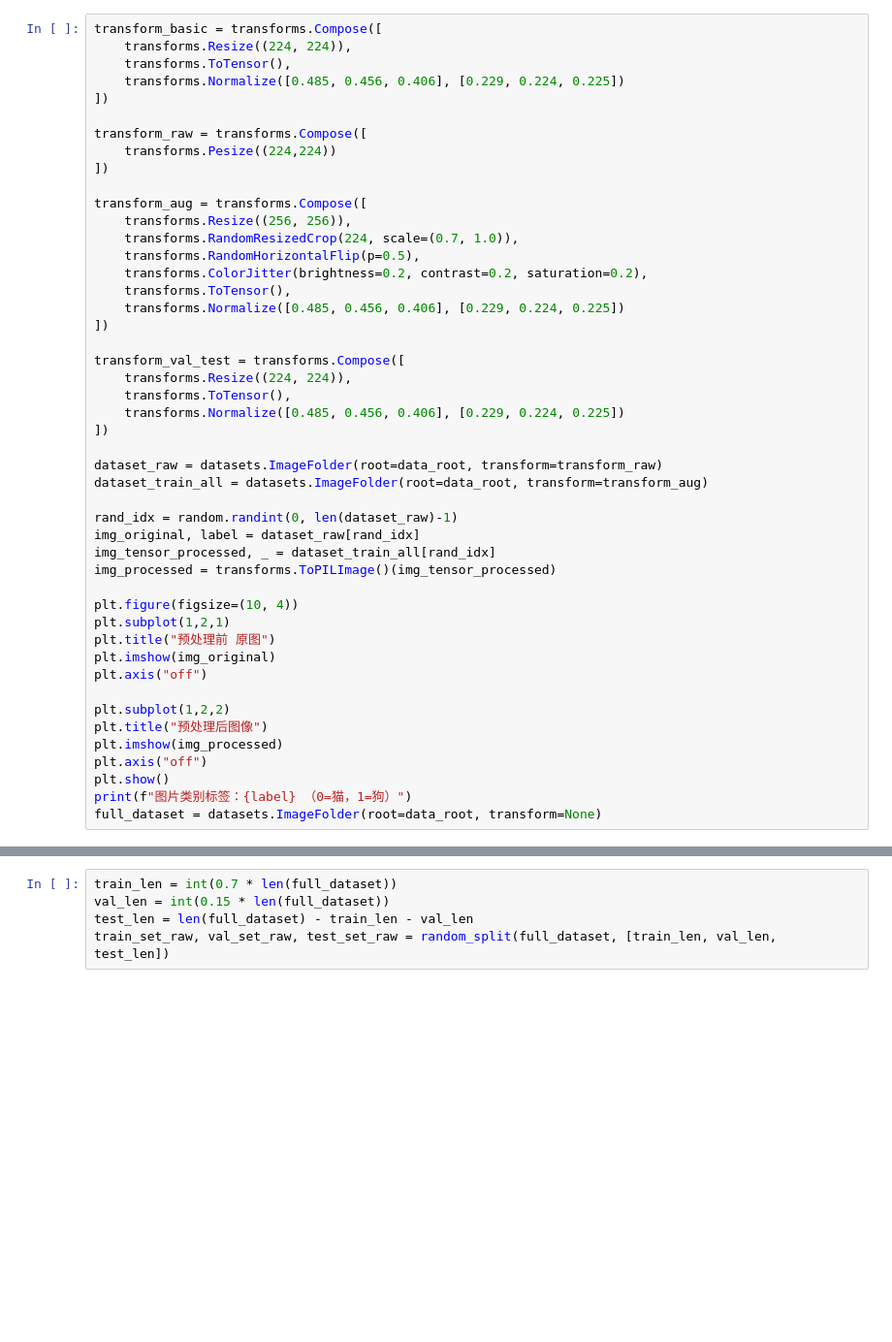
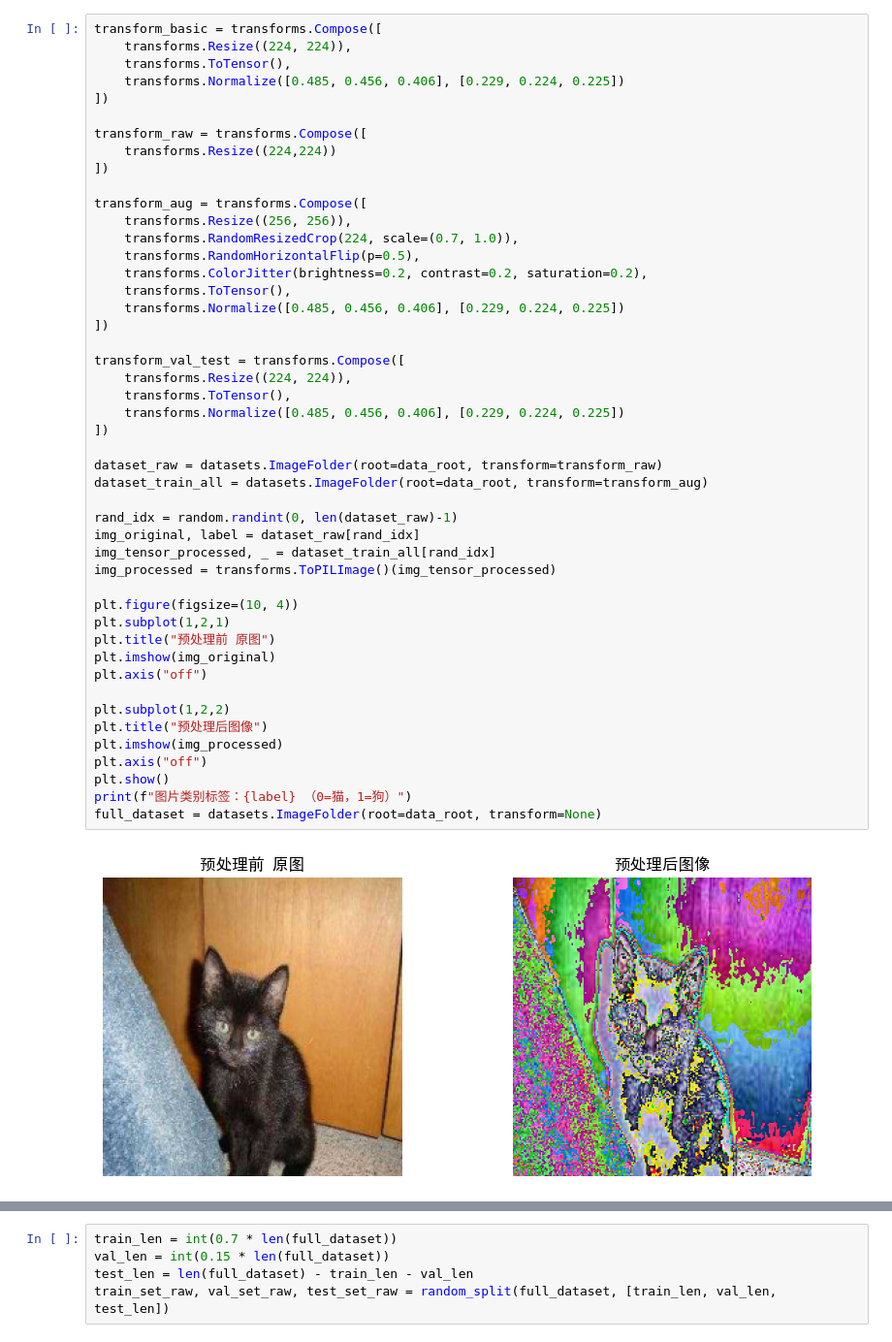
Before and after one commit to xishuitin/studyingnotes, a Jupyter notebook: jotang-ml-task2/test2/test2.1.ipynb, the cells around one changed output, grey strips where cells are left out. Shown at 97% size. Saved outputs shown, nothing was run; the diff lists cells and outputs as text; blank space fills up the shorter version.

```diff
--- a/jotang-ml-task2/test2/test2.1.ipynb
+++ b/jotang-ml-task2/test2/test2.1.ipynb
@@ -93,7 +93,7 @@ transform_basic = transforms.Compose([
 ])
 
 transform_raw = transforms.Compose([
-    transforms.Pesize((224,224))
+    transforms.Resize((224,224))
 ])
 
 transform_aug = transforms.Compose([
@@ -105,30 +105,32 @@ transform_aug = transforms.Compose([
     transforms.Normalize([0.485, 0.456, 0.406], [0.229, 0.224, 0.225])
 ])
 
 transform_val_test = transforms.Compose([
     transforms.Resize((224, 224)),
     transforms.ToTensor(),
     transforms.Normalize([0.485, 0.456, 0.406], [0.229, 0.224, 0.225])
 ])
 
 dataset_raw = datasets.ImageFolder(root=data_root, transform=transform_raw)
 dataset_train_all = datasets.ImageFolder(root=data_root, transform=transform_aug)
 
 rand_idx = random.randint(0, len(dataset_raw)-1)
 img_original, label = dataset_raw[rand_idx]
 img_tensor_processed, _ = dataset_train_all[rand_idx]
 img_processed = transforms.ToPILImage()(img_tensor_processed)
 
 plt.figure(figsize=(10, 4))
 plt.subplot(1,2,1)
 plt.title("预处理前 原图")
 plt.imshow(img_original)
 plt.axis("off")
 
 plt.subplot(1,2,2)
 plt.title("预处理后图像")
 plt.imshow(img_processed)
 plt.axis("off")
 plt.show()
 print(f"图片类别标签：{label} （0=猫，1=狗）")
 full_dataset = datasets.ImageFolder(root=data_root, transform=None)
+# %% [output]
+[figure, added]
```
Also changed, not shown: parts of 10 cells of this notebook, 9 other files.
